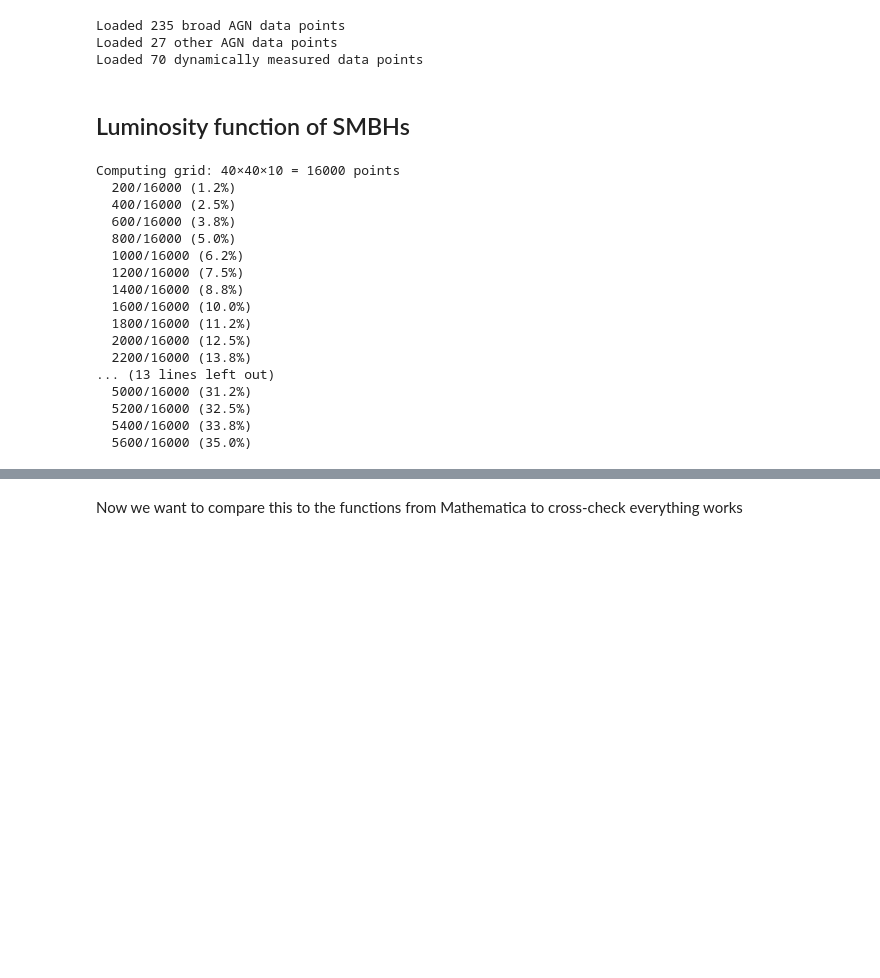
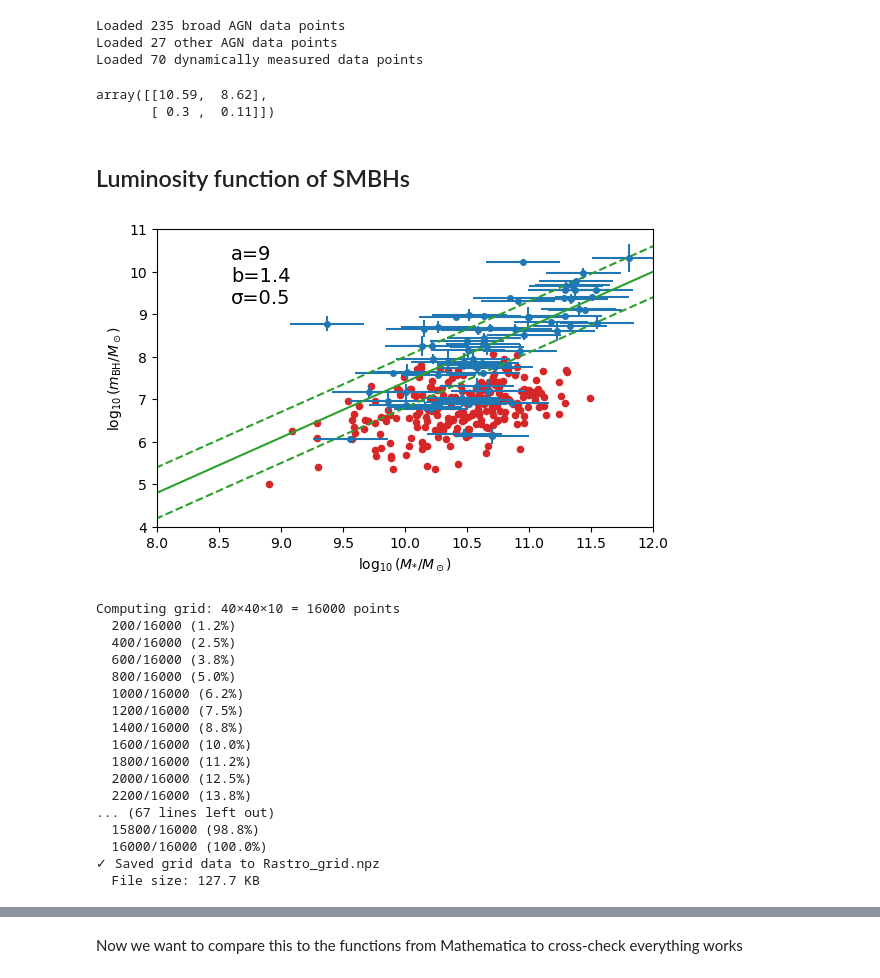
Before and after one commit to jurrutiaGW/SMBH_luminosity_function, a Jupyter notebook: SMBH_luminosity.ipynb, the cells around one changed output, grey strips where cells are left out. Cells and saved outputs as stored; diff of their text form; code cells hidden in the pictures; blank space fills up the shorter version.

```diff
--- a/SMBH_luminosity.ipynb
+++ b/SMBH_luminosity.ipynb
@@ -378,6 +402,11 @@ print(f"Loaded {len(dynamicallymeasured)} dynamically measured data points")
 Loaded 235 broad AGN data points
 Loaded 27 other AGN data points
 Loaded 70 dynamically measured data points
+# %%
+dynamicallymeasured[1]
+# %% [output]
+array([[10.59,  8.62],
+       [ 0.3 ,  0.11]])
 # %% [markdown]
 ## Luminosity function of SMBHs
 # %%
@@ -392,6 +421,46 @@ def Rastro(m1, m2, z, a, b, sigma):
     r1 = [logmvMin(m1, z, a, b, c, sigma), 18.0]
     r2 = [logmvMin(m2, z, a, b, c, sigma), 18.0]
     return nquad(integrand, [r1, r2], opts=[{'epsrel':1e-1}, {'epsrel': 1e-1}])[0]
+# %%
+# Plot for the SMBHs and the spread of the SMBHs luminosity function, we show the best fit to the local IG data taken from https://arxiv.org/pdf/2403.19650
+
+x_meas = np.array([float(m[0][0]) for m in dynamicallymeasured], dtype=np.float64)
+y_meas = np.array([float(m[0][1]) for m in dynamicallymeasured], dtype=np.float64)
+xerr = np.array([float(m[1][0]) for m in dynamicallymeasured], dtype=np.float64)
+yerr = np.array([float(m[1][1]) for m in dynamicallymeasured], dtype=np.float64)
+# Second dataset (joined AGN data)
+combined_agn = broadLINEAGNdata
+x_agn = np.array([float(d[0][0]) for d in combined_agn], dtype=np.float64)
+y_agn = np.array([float(d[0][1]) for d in combined_agn], dtype=np.float64)
+
+
+fig, ax = plt.subplots()
+
+# Plot error bars and points
+ax.errorbar(x_meas, y_meas, xerr=xerr, yerr=yerr, fmt='o', ms=4, color=('tab:blue'))
+ax.scatter(x_agn, y_agn, s=20, color='tab:red')
+
+x_line = np.linspace(5, 15, 11)
+y_line = 8.7 + 1.3 * (x_line - 11)
+ax.plot(x_line, y_line, color='tab:green')
+ax.plot(x_line, y_line + 0.6, linestyle='--', color='tab:green')
+ax.plot(x_line, y_line - 0.6, linestyle='--', color='tab:green')
+
+# Plot ranges encompassing both specifications
+ax.set_xlim(8, 12)
+ax.set_ylim(4, 11)
+
+# Labels
+ax.set_xlabel(r'$\log_{10}\left(M_{*}/M_\odot\right)$')
+ax.set_ylabel(r'$\log_{10}\left(m_{\rm BH}/M_\odot\right)$')
+
+# Text annotation at axes-scaled position
+ax.text(0.15, 0.75, 'a=9\nb=1.4\nσ=0.5', fontsize=14, transform=ax.transAxes)
+
+# Optional aspect ratio similar to Mathematica's
+ax.set_box_aspect(0.6)
+# %% [output]
+[figure, added]
 # %%
 # Montecarlo integral over the spread of the SMBH mass stellar mass relation
 def Rastro_qmc(m1, m2, z, a, b, sigma, n):
@@ -505,8 +574,9 @@ def load_Rastro_interpolator(filename='Rastro_grid.npz', method='linear'):
 
     return Rastro_interp
 # %%
-# This computes the Rastro grid and saves it, you can compute this only once
-build_and_save_Rastro_grid(a=9.0, b=1.5, sigma=0.5)
+# This computes the Rastro grid and saves it, you can compute this only once, this is the model for the local IG galaxies, you only need to run this once
+
+build_and_save_Rastro_grid(a=9.0, b=1.4, sigma=0.5)
 # %% [output]
 Computing grid: 40×40×10 = 16000 points
   200/16000 (1.2%)
@@ -520,11 +590,11 @@ Computing grid: 40×40×10 = 16000 points
   1800/16000 (11.2%)
   2000/16000 (12.5%)
   2200/16000 (13.8%)
-... (13 lines left out)
-  5000/16000 (31.2%)
-  5200/16000 (32.5%)
-  5400/16000 (33.8%)
-  5600/16000 (35.0%)
+... (67 lines left out)
+  15800/16000 (98.8%)
+  16000/16000 (100.0%)
+✓ Saved grid data to Rastro_grid.npz
+  File size: 127.7 KB
 # %%
 # Now you load the data and construct the interpolator
 Rastro_interp = load_Rastro_interpolator('Rastro_grid.npz')
```
Also changed, not shown: parts of 13 cells of this notebook, 1 other file.
